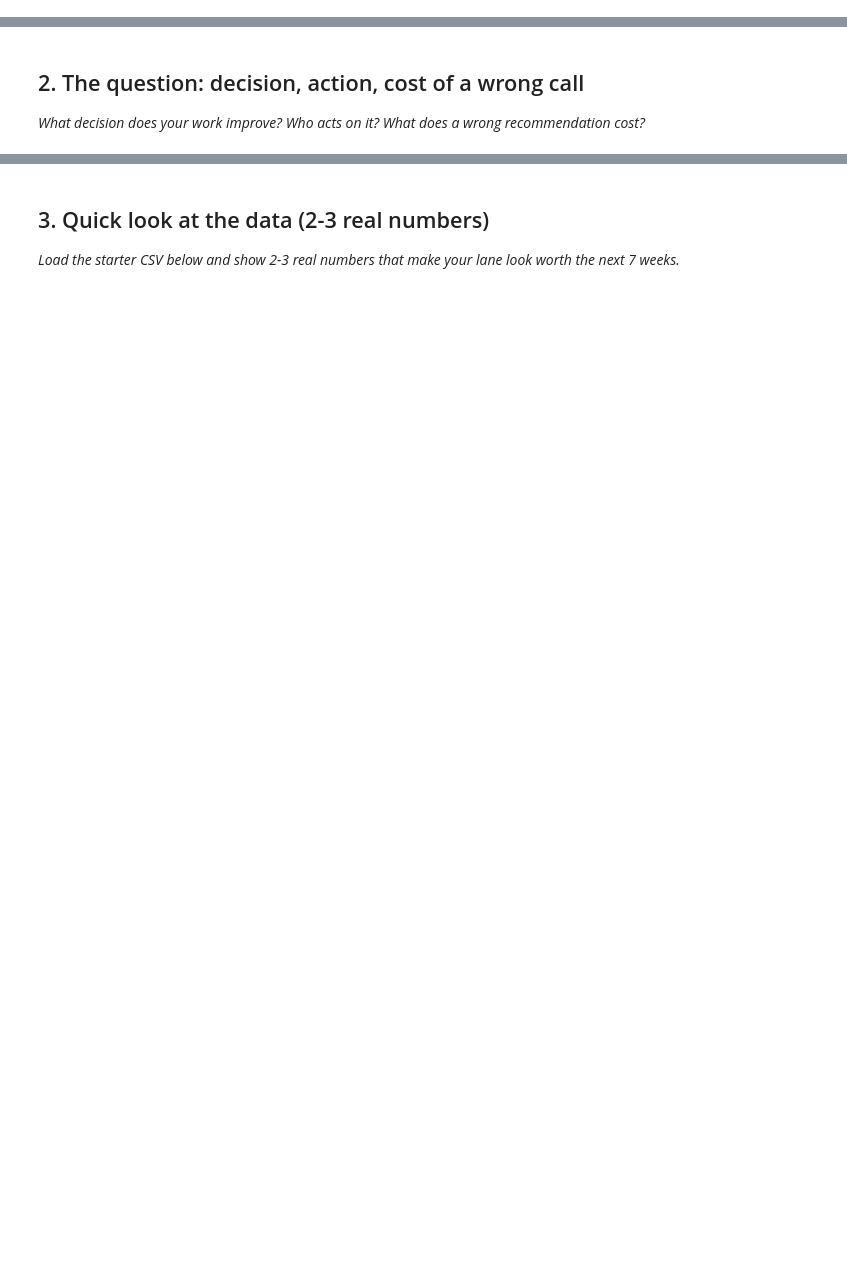
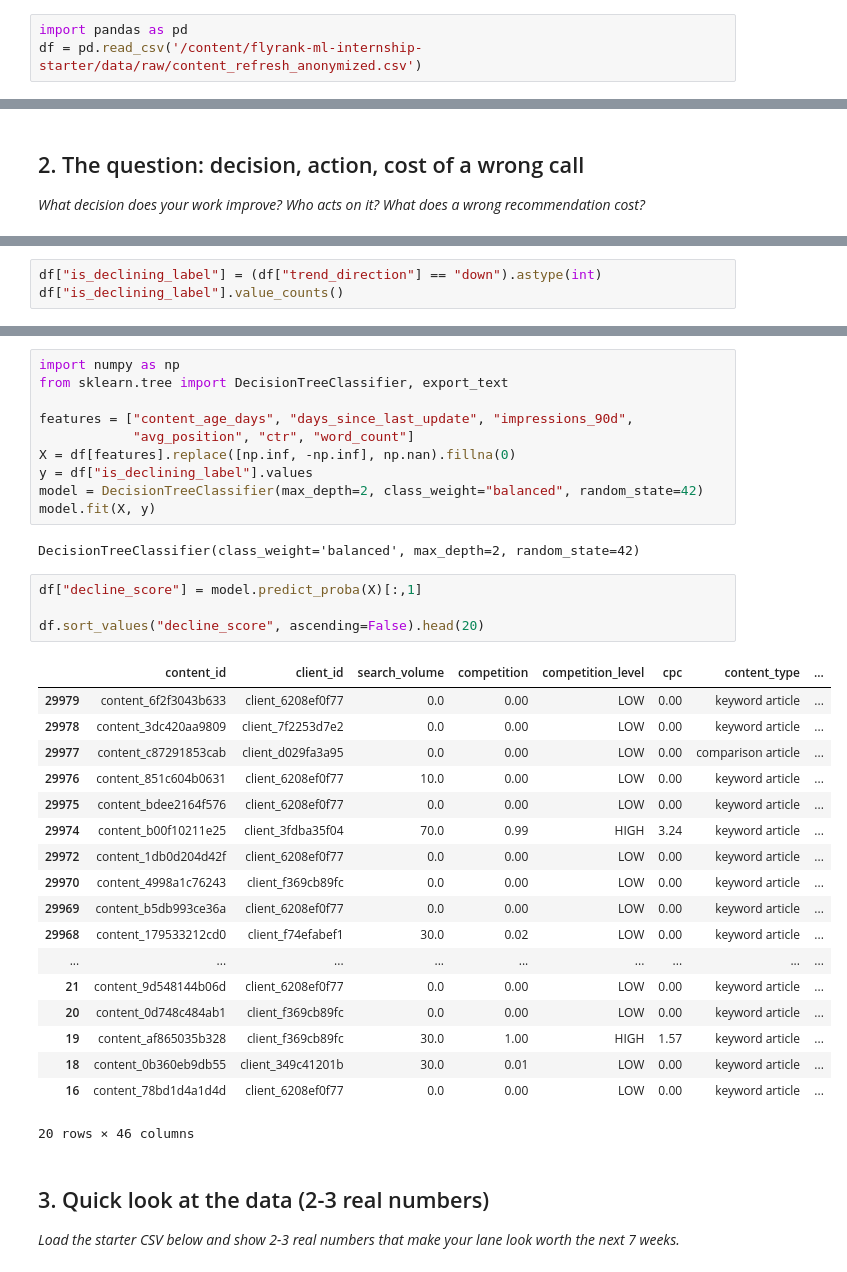
Before and after one commit to arslanxrz/flyrank-ml-internship, a Jupyter notebook: work/notebooks/w01_research_question.ipynb, the cells around one changed output, grey strips where cells are left out. Drawn from its saved outputs; the diff is of its cells as text; blank space fills up the shorter version.

```diff
--- a/work/notebooks/w01_research_question.ipynb
+++ b/work/notebooks/w01_research_question.ipynb
@@ -9,3 +30,6 @@ This skeleton is yours to fill. Work the sections **in order** — each one has
+# %%
+import pandas as pd
+df = pd.read_csv('/content/flyrank-ml-internship-starter/data/raw/content_refresh_anonymized.csv')
 # %% [markdown]
 ## 1. My lane (or freestyle) and why
 
@@ -16,0 +87,3 @@ This skeleton is yours to fill. Work the sections **in order** — each one has
+# %%
+df["is_declining_label"] = (df["trend_direction"] == "down").astype(int)
+df["is_declining_label"].value_counts()
@@ -17,3 +96,38 @@ This skeleton is yours to fill. Work the sections **in order** — each one has
+# %%
+import numpy as np
+from sklearn.tree import DecisionTreeClassifier, export_text
+
+features = ["content_age_days", "days_since_last_update", "impressions_90d",
+            "avg_position", "ctr", "word_count"]
+X = df[features].replace([np.inf, -np.inf], np.nan).fillna(0)
+y = df["is_declining_label"].values
+model = DecisionTreeClassifier(max_depth=2, class_weight="balanced", random_state=42)
+model.fit(X, y)
+# %% [output]
+DecisionTreeClassifier(class_weight='balanced', max_depth=2, random_state=42)
+# %%
+df["decline_score"] = model.predict_proba(X)[:,1]
+
+df.sort_values("decline_score", ascending=False).head(20)
+# %% [output]
+|  | content_id | client_id | search_volume | competition | competition_level | cpc | content_type | ... |
+| 29979 | content_6f2f3043b633 | client_6208ef0f77 | 0.0 | 0.00 | LOW | 0.00 | keyword article | ... |
+| 29978 | content_3dc420aa9809 | client_7f2253d7e2 | 0.0 | 0.00 | LOW | 0.00 | keyword article | ... |
+| 29977 | content_c87291853cab | client_d029fa3a95 | 0.0 | 0.00 | LOW | 0.00 | comparison article | ... |
+| 29976 | content_851c604b0631 | client_6208ef0f77 | 10.0 | 0.00 | LOW | 0.00 | keyword article | ... |
+| 29975 | content_bdee2164f576 | client_6208ef0f77 | 0.0 | 0.00 | LOW | 0.00 | keyword article | ... |
+| 29974 | content_b00f10211e25 | client_3fdba35f04 | 70.0 | 0.99 | HIGH | 3.24 | keyword article | ... |
+| 29972 | content_1db0d204d42f | client_6208ef0f77 | 0.0 | 0.00 | LOW | 0.00 | keyword article | ... |
+| 29970 | content_4998a1c76243 | client_f369cb89fc | 0.0 | 0.00 | LOW | 0.00 | keyword article | ... |
+| 29969 | content_b5db993ce36a | client_6208ef0f77 | 0.0 | 0.00 | LOW | 0.00 | keyword article | ... |
+| 29968 | content_179533212cd0 | client_f74efabef1 | 30.0 | 0.02 | LOW | 0.00 | keyword article | ... |
+| ... | ... | ... | ... | ... | ... | ... | ... | ... |
+| 21 | content_9d548144b06d | client_6208ef0f77 | 0.0 | 0.00 | LOW | 0.00 | keyword article | ... |
+| 20 | content_0d748c484ab1 | client_f369cb89fc | 0.0 | 0.00 | LOW | 0.00 | keyword article | ... |
+| 19 | content_af865035b328 | client_f369cb89fc | 30.0 | 1.00 | HIGH | 1.57 | keyword article | ... |
+| 18 | content_0b360eb9db55 | client_349c41201b | 30.0 | 0.01 | LOW | 0.00 | keyword article | ... |
+| 16 | content_78bd1d4a1d4d | client_6208ef0f77 | 0.0 | 0.00 | LOW | 0.00 | keyword article | ... |
+20 rows × 46 columns
 # %% [markdown]
 ## 3. Quick look at the data (2-3 real numbers)
 
```
Also changed, not shown: parts of 16 cells of this notebook.
